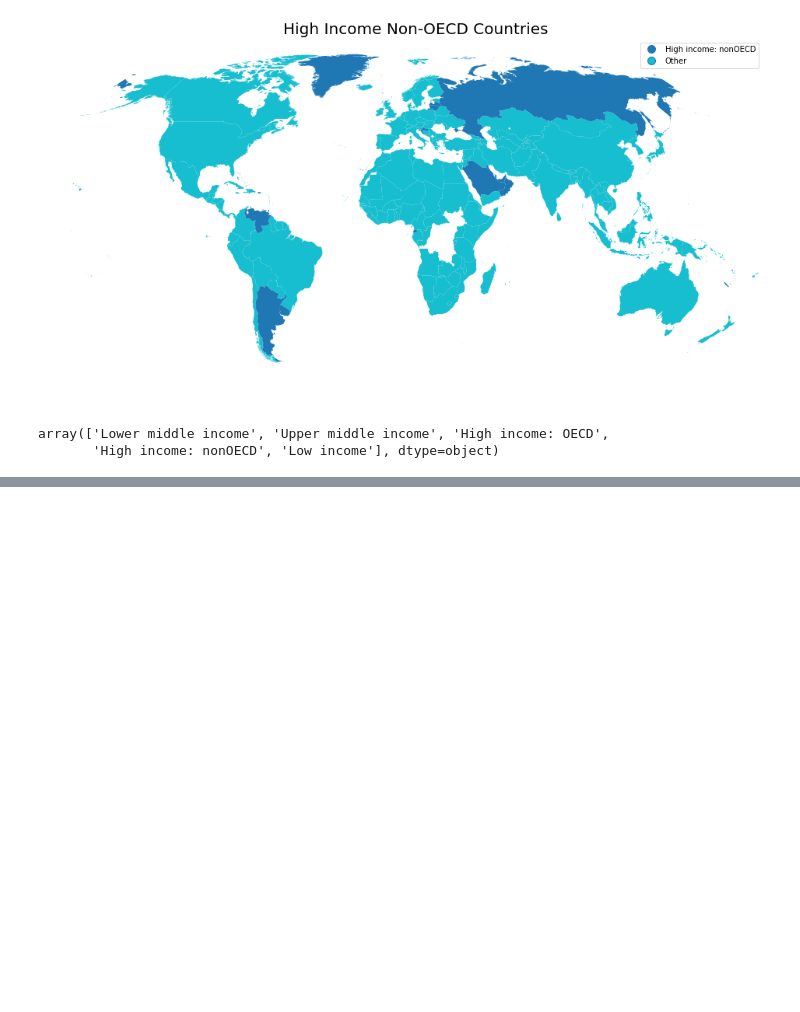
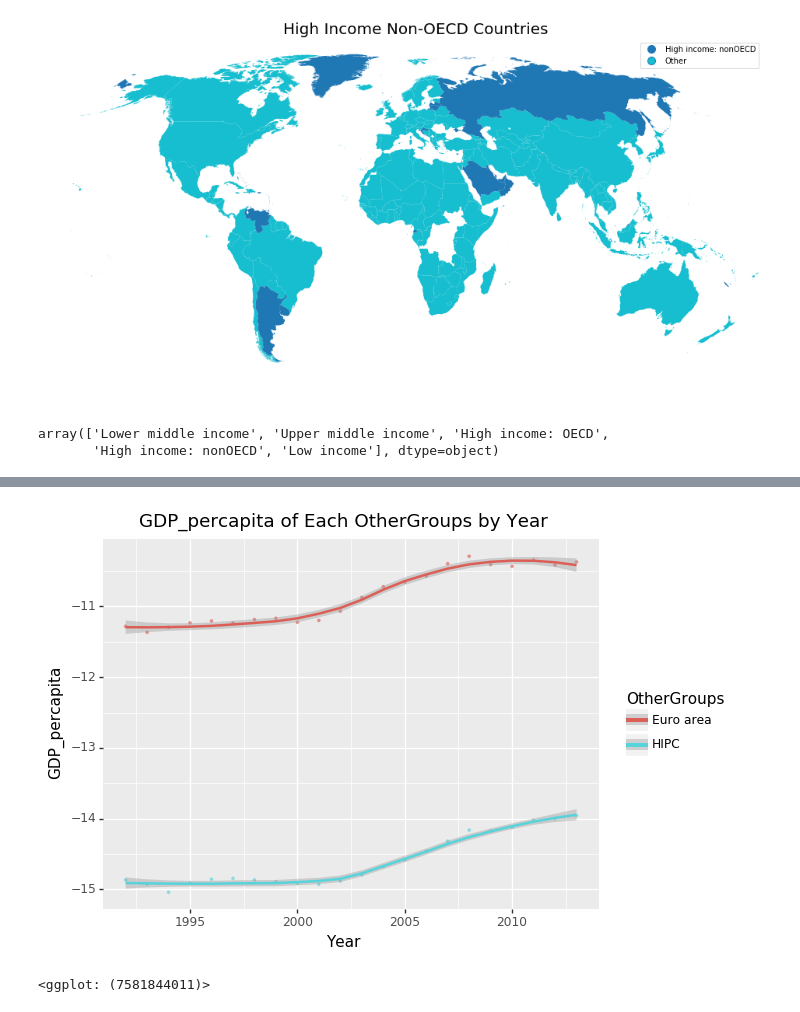
Before and after one commit to xiaomanluo/world_nightlight, a Jupyter notebook: nightlight.ipynb, the cells around one changed output, grey strips where cells are left out. Drawn from its saved outputs; the diff is of its cells as text; code cells hidden in the pictures; blank space fills up the shorter version.

```diff
--- a/nightlight.ipynb
+++ b/nightlight.ipynb
@@ -368,0 +706,5 @@ array(['Lower middle income', 'Upper middle income', 'High income: OECD',
+# %%
+fea_trend('OtherGroups', 'GDP_percapita')
+# %% [output]
+[figure, added]
+<ggplot: (7581844011)>
```
Also changed, not shown: parts of 41 cells of this notebook.
